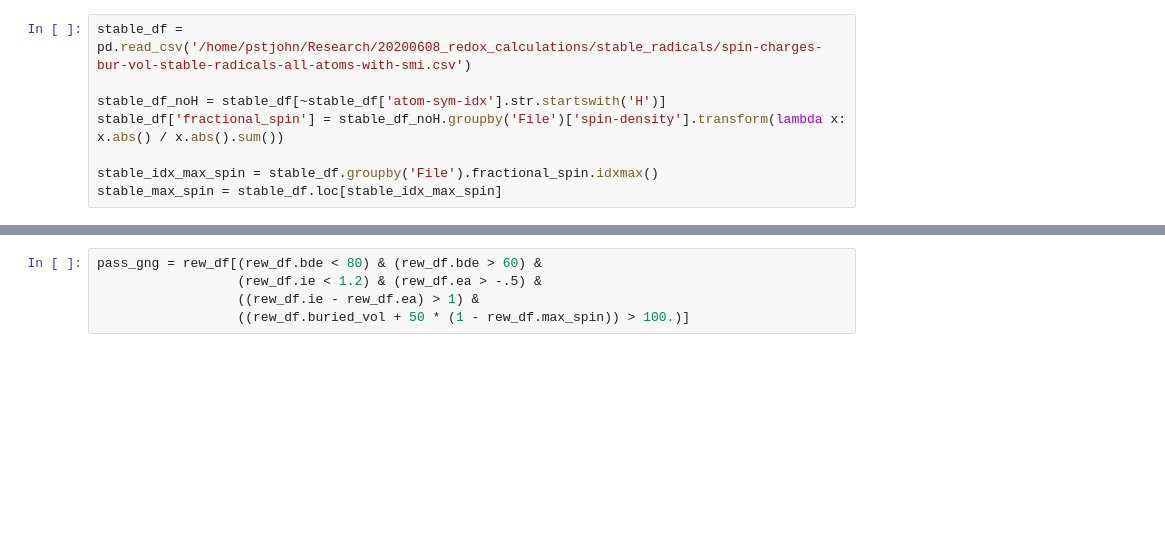
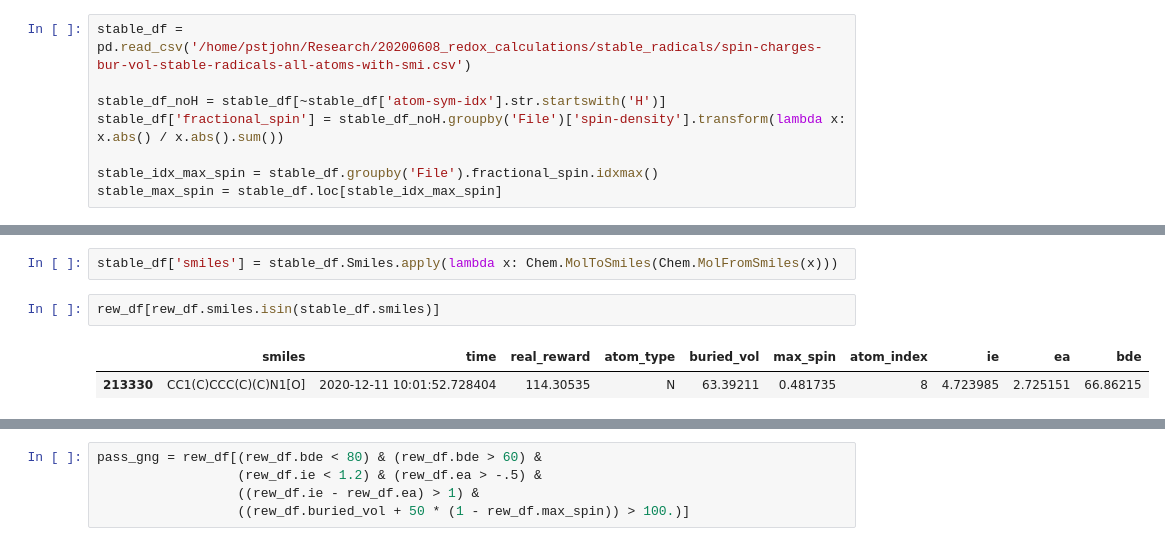
Before and after one commit to NREL/rlmolecule, a Jupyter notebook: stable_radical_optimization/monitor_progress.ipynb, the cells around one changed output, grey strips where cells are left out. Saved outputs shown, nothing was run; the diff lists cells and outputs as text; blank space fills up the shorter version.

Commit message:
updates to reward

```diff
--- a/stable_radical_optimization/monitor_progress.ipynb
+++ b/stable_radical_optimization/monitor_progress.ipynb
@@ -122,0 +121,7 @@ array(['verdazyl.log', 'nn.log', 'proxyl.log', 's-proxyl.log',
+# %%
+stable_df['smiles'] = stable_df.Smiles.apply(lambda x: Chem.MolToSmiles(Chem.MolFromSmiles(x)))
+# %%
+rew_df[rew_df.smiles.isin(stable_df.smiles)]
+# %% [output]
+|  | smiles | time | real_reward | atom_type | buried_vol | max_spin | atom_index | ie | ea | bde |
+| 213330 | CC1(C)CCC(C)(C)N1[O] | 2020-12-11 10:01:52.728404 | 114.30535 | N | 63.39211 | 0.481735 | 8 | 4.723985 | 2.725151 | 66.86215 |
```
Also changed, not shown: parts of 21 cells of this notebook, 3 other files.
